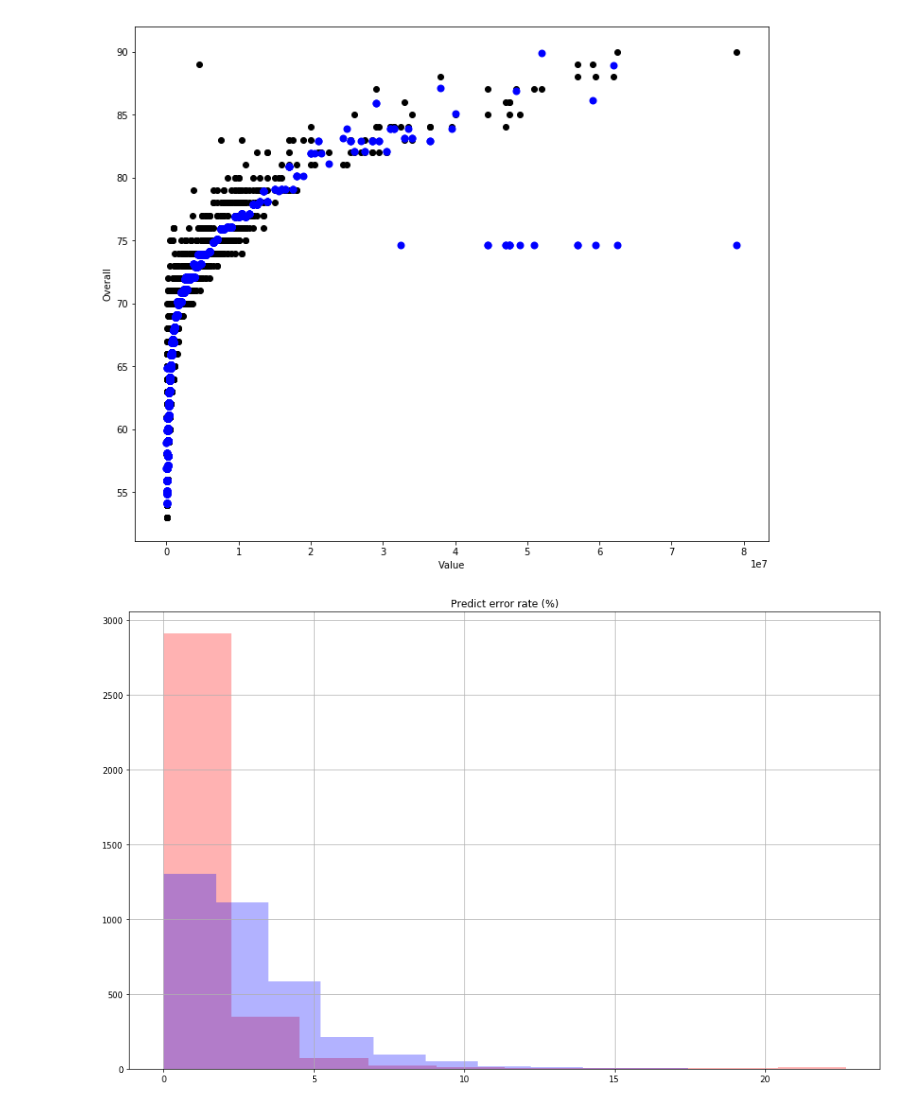
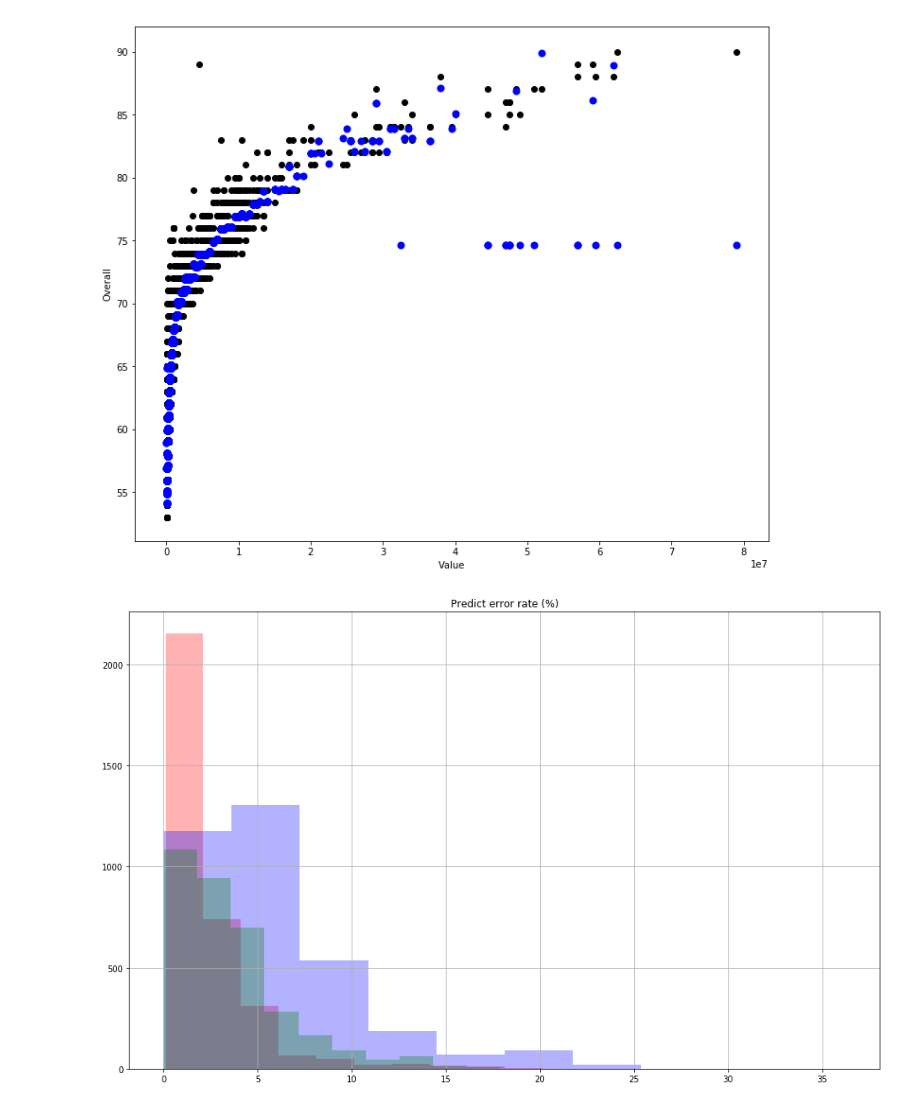
Before and after one commit to saidsef/ff18, a Jupyter notebook: ff18-ml.ipynb, the cells around one changed output. Cells and saved outputs as stored; diff of their text form; code cells hidden in the pictures.

```diff
--- a/ff18-ml.ipynb
+++ b/ff18-ml.ipynb
@@ -209,21 +213,22 @@ pd.options.mode.chained_assignment = None
 test['Overall_rbf'] = rbf_ypred
 test['Error_PCT_rbf'] = np.abs((test.Overall - rbf_ypred) / test.Overall * 100)
 
-# test['Overall_pirg'] = pirg_ypred
-# test['Error_PCT_pirg'] = np.abs((test.Overall - pirg_ypred) / test.Overall * 100)
+test['Overall_pirg'] = pirg_ypred
+test['Error_PCT_pirg'] = np.abs((test.Overall - [x[0] for x in pirg_ypred]) / test.Overall * 100)
 
 test['Overall_lr'] = lr_ypred
-test['Error_PCT_lr'] = np.abs((test.Overall - lr_ypred) / test.Overall * 100)
+test['Error_PCT_lr'] = np.abs((test.Overall - [x[0] for x in lr_ypred]) / test.Overall * 100)
 # %%
 plt.figure(figsize=(16, 10))
 kwargs = dict(histtype='stepfilled', alpha=0.3)
 plt.hist(test.Error_PCT_rbf, color='r', **kwargs)
 plt.hist(test.Error_PCT_lr, color='b', **kwargs)
+plt.hist(test.Error_PCT_pirg, color='g', **kwargs)
 plt.title("Predict error rate (%)")
 plt.grid(True)
 plt.show()
 # %% [output]
-[figure, old version]
+[figure, new version]
 # %%
 test[['Name',
       'Club',
```
Also changed, not shown: parts of 4 cells of this notebook.
